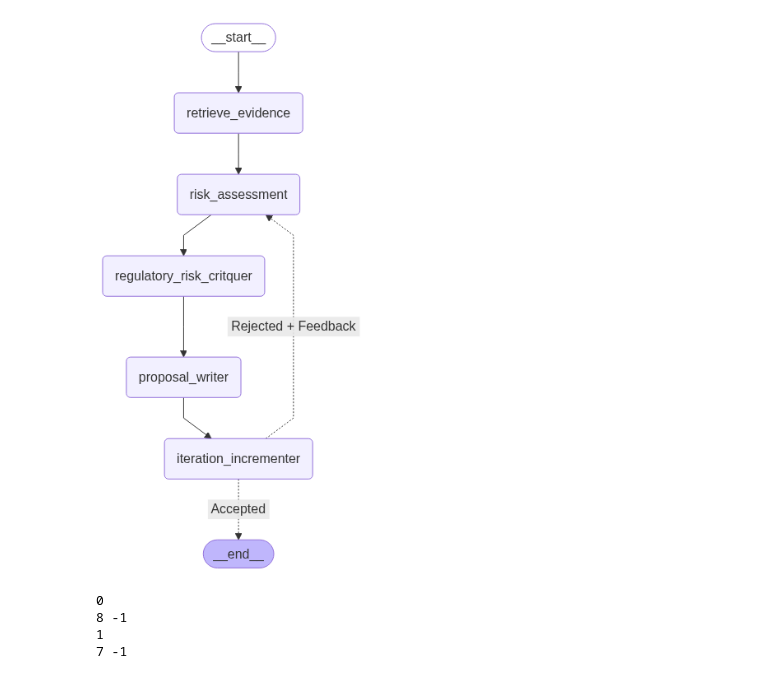
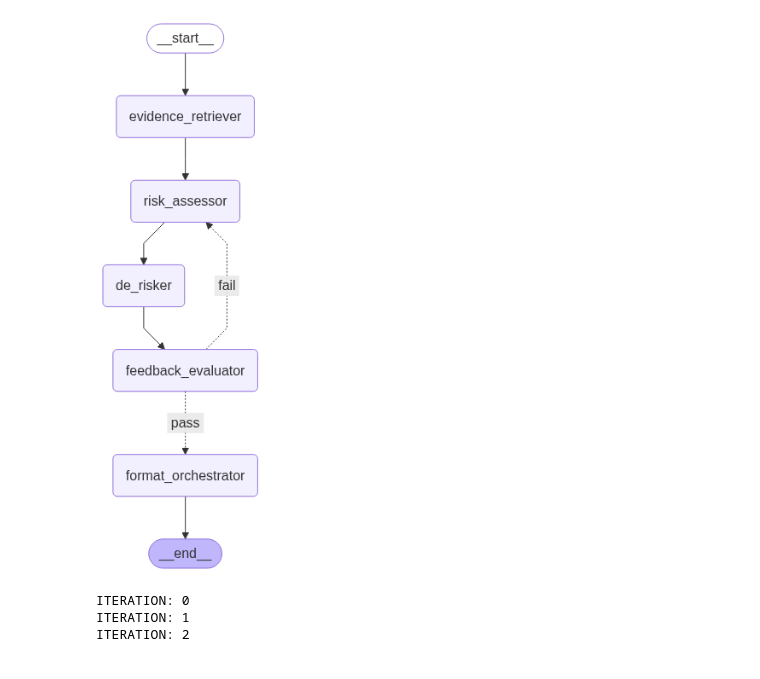
Before and after one commit to tusharagashe/LLMFineTuning, a Jupyter notebook: test_v2.ipynb, the cells around one changed output. Cells and saved outputs as stored; diff of their text form; code cells hidden in the pictures.

Commit message:
modified graph workflow + added history outputs for final review, need large iteration number

```diff
--- a/test_v2.ipynb
+++ b/test_v2.ipynb
@@ -36,20 +33,20 @@ def state_output_format(workflow, graph, config):
 memory = MemorySaver()
 # %%
 # Compile
-w = Workflow(name = "workflow_v2.2", strategy="langflow_unique")
+w = Workflow(name = "workflow_v2.4", strategy="default", model_name="llama3.2", max_iter = 3)
 graph = w.build_graph(memory)
 draw_graph_schema(graph)
 # %% [output]
-[figure, old version]
+[figure, new version]
 # %%
-config = {"configurable": {"thread_id": "2"}}
+config = {"configurable": {"thread_id": "4"}}
 
-state = graph.invoke({"user_proposal": USER_PROMPT, "iteration_count": 0}, config)
+#state = graph.invoke({"user_proposal": USER_PROMPT, "iteration_count": 0}, config)
+state = graph.invoke(NEW_USER_PROMPT, config)
 # %% [output]
-0
-8 -1
-1
-7 -1
+ITERATION: 0
+ITERATION: 1
+ITERATION: 2
 # %%
 for s in graph.get_state_history(config):
     print(s)
```
Also changed, not shown: parts of 12 cells of this notebook, 6 other files.
